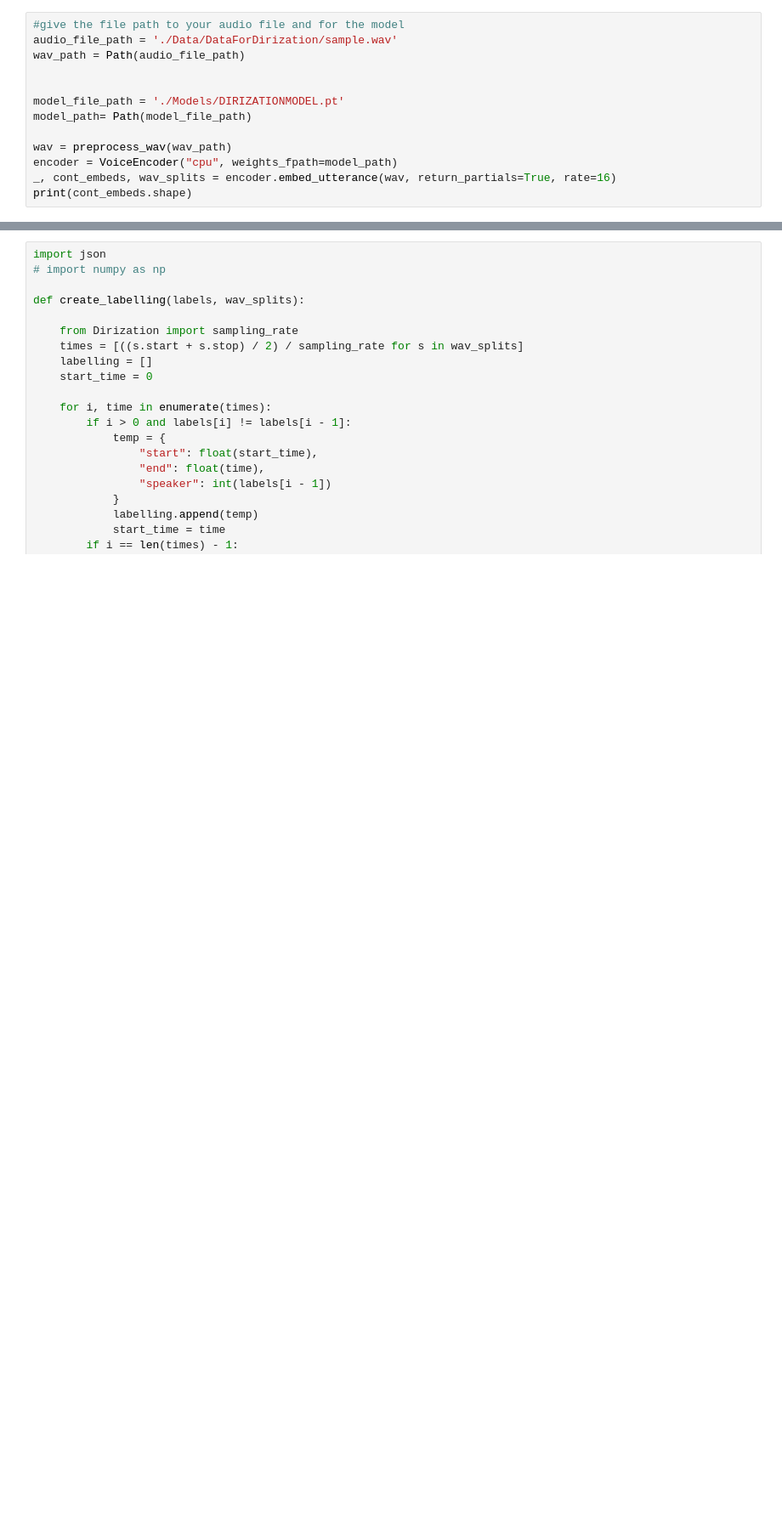
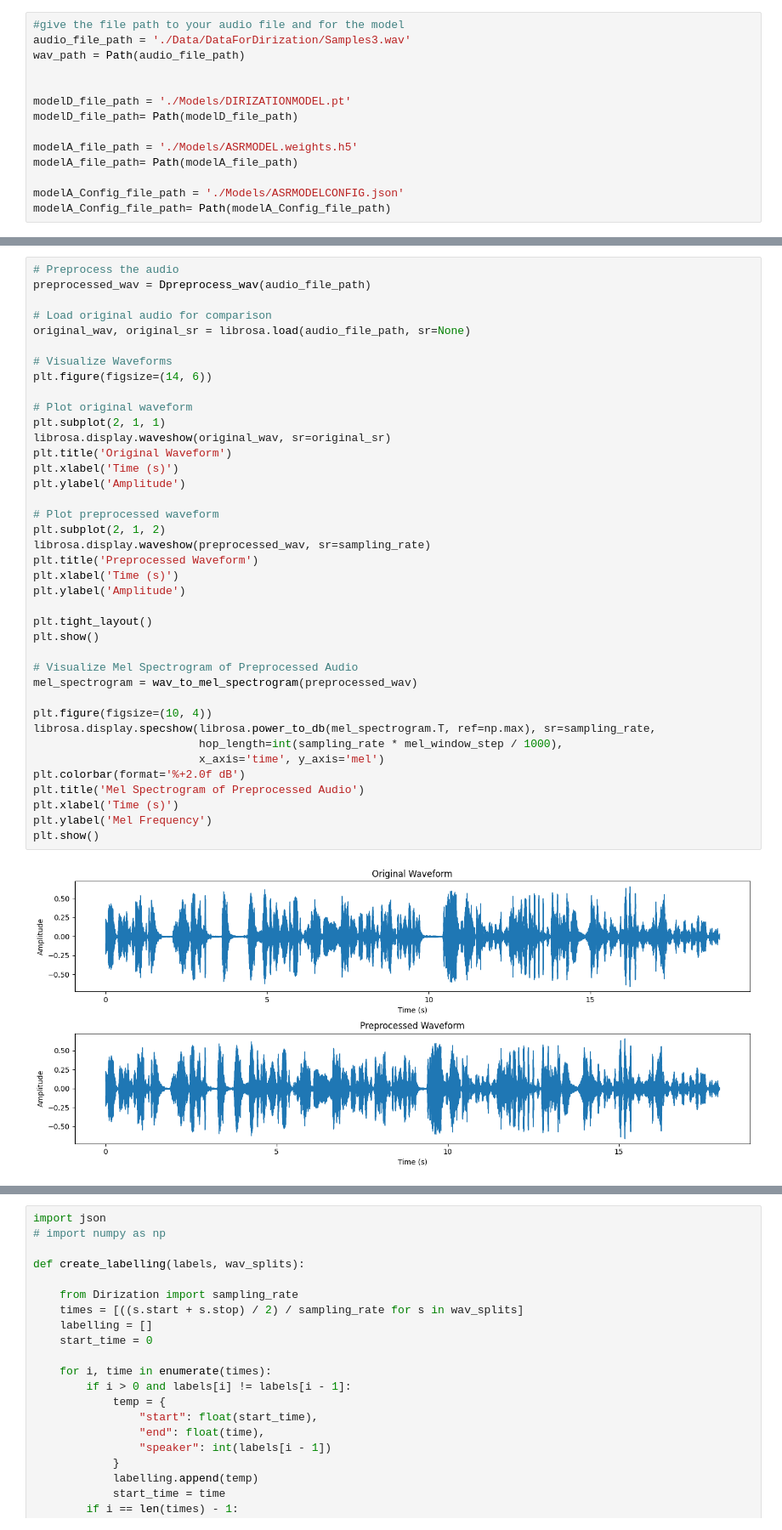
Before and after one commit to MO7AMED3TWAN/MTC-AIC2, a Jupyter notebook: Main.ipynb, the cells around one changed output, grey strips where cells are left out. Shown at 85% size. Cells and saved outputs as stored; diff of their text form; blank space fills up the shorter version.

```diff
--- a/Main.ipynb
+++ b/Main.ipynb
@@ -4,13 +13,14 @@ from pathlib import Path
 # %%
 #give the file path to your audio file and for the model
-audio_file_path = './Data/DataForDirization/sample.wav'
+audio_file_path = './Data/DataForDirization/Samples3.wav'
 wav_path = Path(audio_file_path)
 
 
-model_file_path = './Models/DIRIZATIONMODEL.pt'
-model_path= Path(model_file_path)
+modelD_file_path = './Models/DIRIZATIONMODEL.pt'
+modelD_file_path= Path(modelD_file_path)
 
-wav = preprocess_wav(wav_path)
-encoder = VoiceEncoder("cpu", weights_fpath=model_path)
-_, cont_embeds, wav_splits = encoder.embed_utterance(wav, return_partials=True, rate=16)
-print(cont_embeds.shape)
+modelA_file_path = './Models/ASRMODEL.weights.h5'
+modelA_file_path= Path(modelA_file_path)
+
+modelA_Config_file_path = './Models/ASRMODELCONFIG.json'
+modelA_Config_file_path= Path(modelA_Config_file_path)
@@ -19,0 +41,41 @@ Loaded the voice encoder model on cpu in 0.04 seconds.
+# %%
+# Preprocess the audio
+preprocessed_wav = Dpreprocess_wav(audio_file_path)
+
+# Load original audio for comparison
+original_wav, original_sr = librosa.load(audio_file_path, sr=None)
+
+# Visualize Waveforms
+plt.figure(figsize=(14, 6))
+
+# Plot original waveform
+plt.subplot(2, 1, 1)
+librosa.display.waveshow(original_wav, sr=original_sr)
+plt.title('Original Waveform')
+plt.xlabel('Time (s)')
+plt.ylabel('Amplitude')
+
+# Plot preprocessed waveform
+plt.subplot(2, 1, 2)
+librosa.display.waveshow(preprocessed_wav, sr=sampling_rate)
+plt.title('Preprocessed Waveform')
+plt.xlabel('Time (s)')
+plt.ylabel('Amplitude')
+
+plt.tight_layout()
+plt.show()
+
+# Visualize Mel Spectrogram of Preprocessed Audio
+mel_spectrogram = wav_to_mel_spectrogram(preprocessed_wav)
+
+plt.figure(figsize=(10, 4))
+librosa.display.specshow(librosa.power_to_db(mel_spectrogram.T, ref=np.max), sr=sampling_rate,
+                         hop_length=int(sampling_rate * mel_window_step / 1000),
+                         x_axis='time', y_axis='mel')
+plt.colorbar(format='%+2.0f dB')
+plt.title('Mel Spectrogram of Preprocessed Audio')
+plt.xlabel('Time (s)')
+plt.ylabel('Mel Frequency')
+plt.show()
+# %% [output]
+[figure, added]
```
Also changed, not shown: parts of 14 cells of this notebook, 4 other files.
